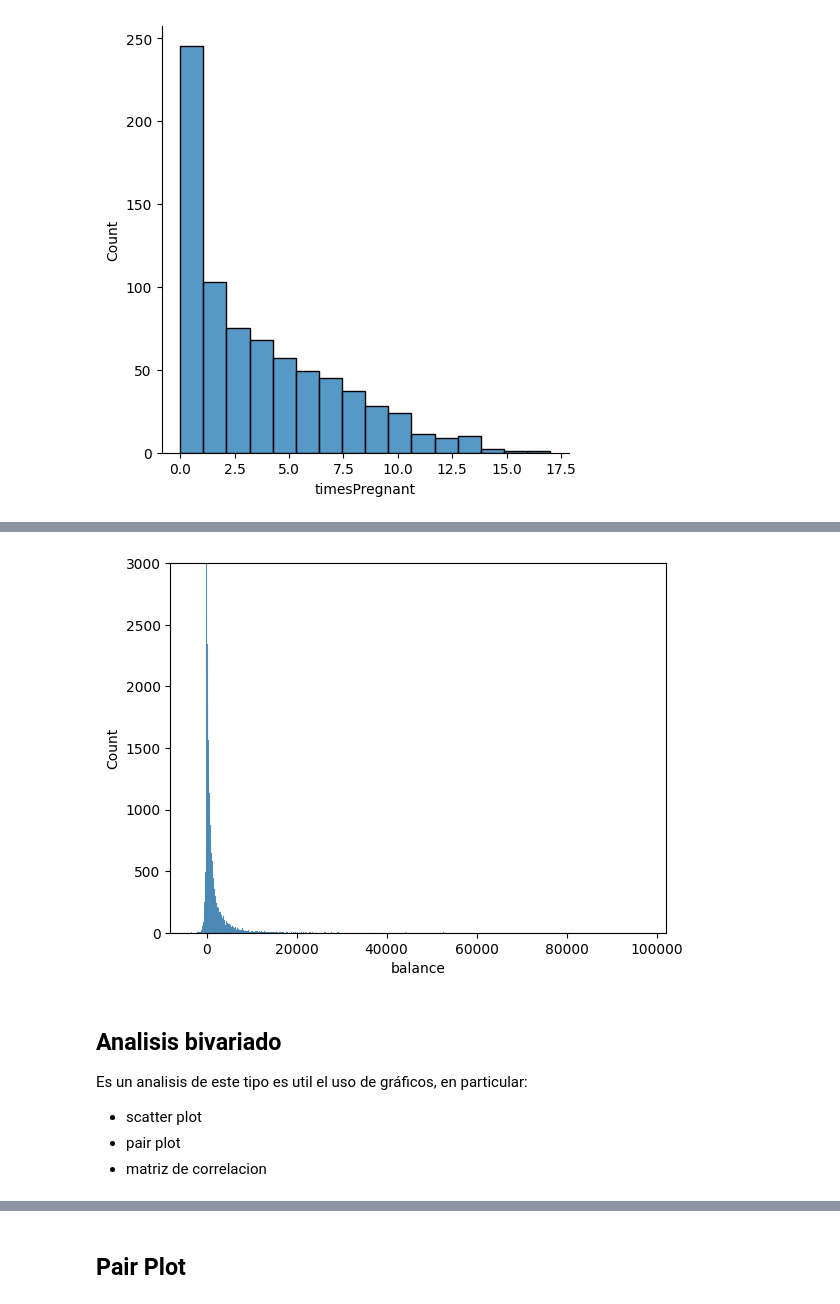
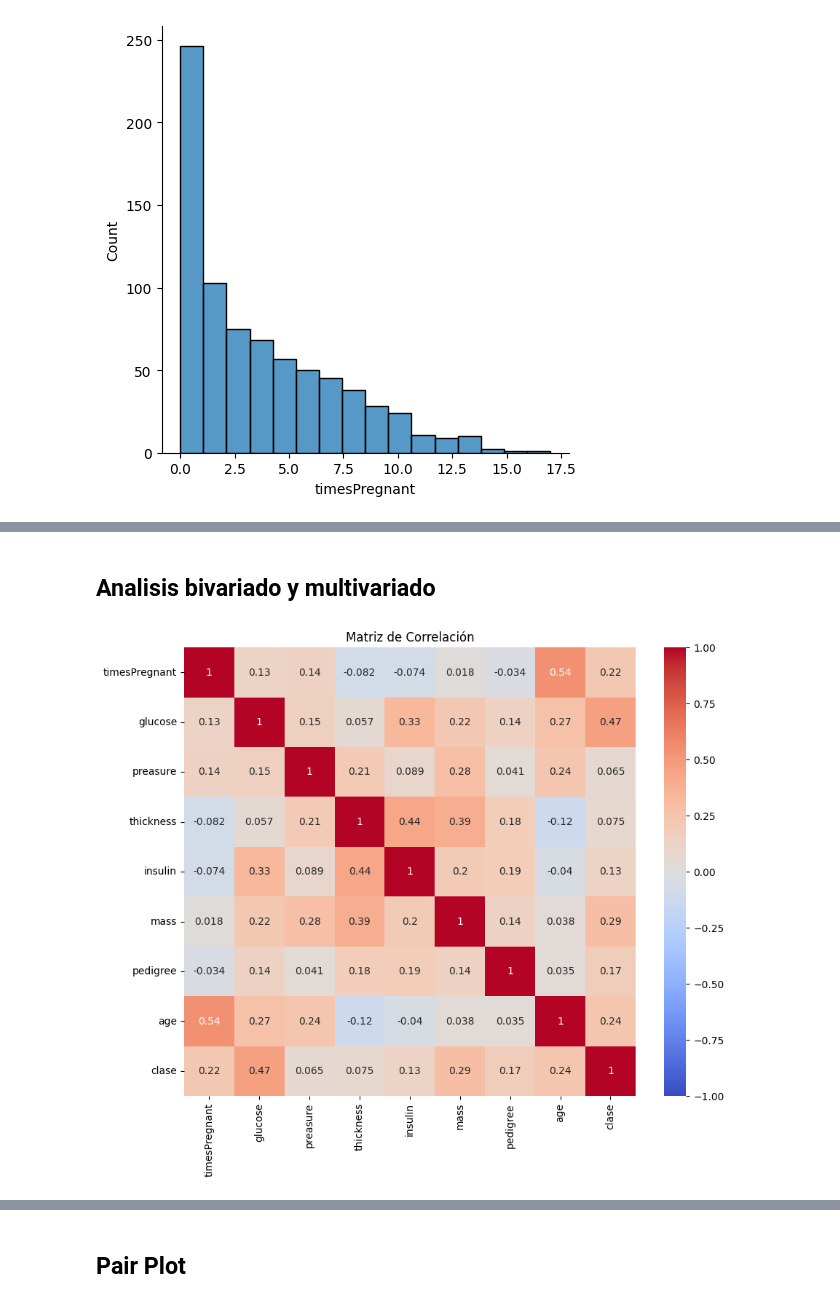
Before and after one commit to tiggui/SistemasI, a Jupyter notebook: pima.ipynb, the cells around one changed output, grey strips where cells are left out. Drawn from its saved outputs; the diff is of its cells as text; code cells hidden in the pictures.

```diff
--- a/pima.ipynb
+++ b/pima.ipynb
@@ -274,13 +180,13 @@ Name: balance, dtype: float64
-# %%
-sns.histplot(db['balance'])
-plt.xlim(-8019, 102127)
-plt.ylim(0, 3000)
-plt.show()
-# %% [output]
-[figure, removed]
 # %% [markdown]
-## Analisis bivariado
-Es un analisis de este tipo es util el uso de gráficos, en particular:
-- scatter plot
-- pair plot
-- matriz de correlacion
+## Analisis bivariado y multivariado
+# %%
+# Matriz de correlación
+corr = db.corr()
+
+# Heatmap de la matriz de correlación
+plt.figure(figsize=(10, 8))
+sns.heatmap(corr, annot=True, cmap='coolwarm', vmin=-1, vmax=1)
+plt.title('Matriz de Correlación')
+plt.show()
+# %% [output]
+[figure, added]
```
Also changed, not shown: parts of 20 cells of this notebook.
